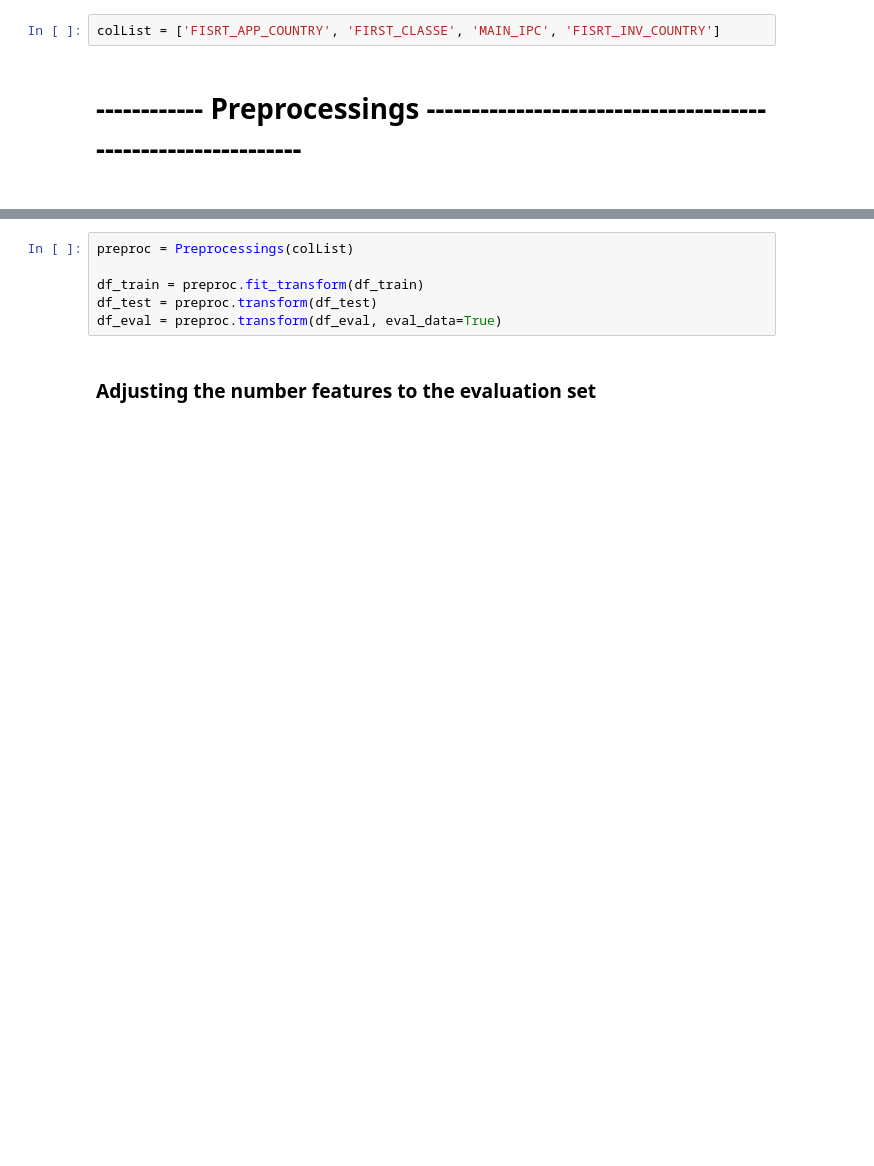
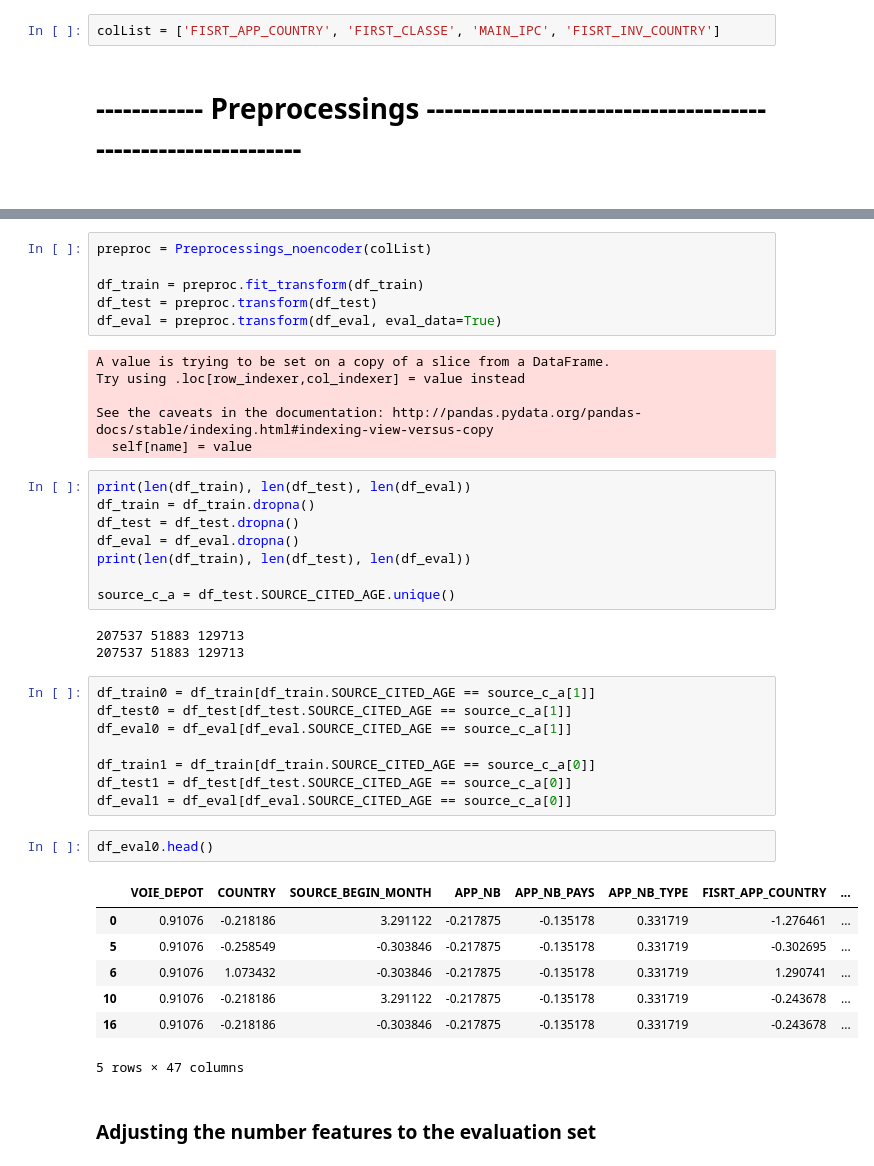
Before and after one commit to maxkub/challengeMDI343, a Jupyter notebook: challenge3.ipynb, the cells around one changed output, grey strips where cells are left out. Saved outputs shown, nothing was run; the diff lists cells and outputs as text; blank space fills up the shorter version.

```diff
--- a/challenge3.ipynb
+++ b/challenge3.ipynb
@@ -221,9 +374,44 @@ class Preprocessings:
 # %%
-preproc = Preprocessings(colList)
+preproc = Preprocessings_noencoder(colList)
 
 df_train = preproc.fit_transform(df_train)
 df_test = preproc.transform(df_test)
 df_eval = preproc.transform(df_eval, eval_data=True)
+# %% [output]
+A value is trying to be set on a copy of a slice from a DataFrame.
+Try using .loc[row_indexer,col_indexer] = value instead
+
+See the caveats in the documentation: http://pandas.pydata.org/pandas-docs/stable/indexing.html#indexing-view-versus-copy
+  self[name] = value
+# %%
+print(len(df_train), len(df_test), len(df_eval))
+df_train = df_train.dropna()
+df_test = df_test.dropna()
+df_eval = df_eval.dropna()
+print(len(df_train), len(df_test), len(df_eval))
+
+source_c_a = df_test.SOURCE_CITED_AGE.unique()
+# %% [output]
+207537 51883 129713
+207537 51883 129713
+# %%
+df_train0 = df_train[df_train.SOURCE_CITED_AGE == source_c_a[1]]
+df_test0 = df_test[df_test.SOURCE_CITED_AGE == source_c_a[1]]
+df_eval0 = df_eval[df_eval.SOURCE_CITED_AGE == source_c_a[1]]
+
+df_train1 = df_train[df_train.SOURCE_CITED_AGE == source_c_a[0]]
+df_test1 = df_test[df_test.SOURCE_CITED_AGE == source_c_a[0]]
+df_eval1 = df_eval[df_eval.SOURCE_CITED_AGE == source_c_a[0]]
+# %%
+df_eval0.head()
+# %% [output]
+|  | VOIE_DEPOT | COUNTRY | SOURCE_BEGIN_MONTH | APP_NB | APP_NB_PAYS | APP_NB_TYPE | FISRT_APP_COUNTRY | ... |
+| 0 | 0.91076 | -0.218186 | 3.291122 | -0.217875 | -0.135178 | 0.331719 | -1.276461 | ... |
+| 5 | 0.91076 | -0.258549 | -0.303846 | -0.217875 | -0.135178 | 0.331719 | -0.302695 | ... |
+| 6 | 0.91076 | 1.073432 | -0.303846 | -0.217875 | -0.135178 | 0.331719 | 1.290741 | ... |
+| 10 | 0.91076 | -0.218186 | 3.291122 | -0.217875 | -0.135178 | 0.331719 | -0.243678 | ... |
+| 16 | 0.91076 | -0.218186 | -0.303846 | -0.217875 | -0.135178 | 0.331719 | -0.243678 | ... |
+5 rows × 47 columns
 # %% [markdown]
 ### Adjusting the number features to the evaluation set
 # %%
```
Also changed, not shown: parts of 23 cells of this notebook.
